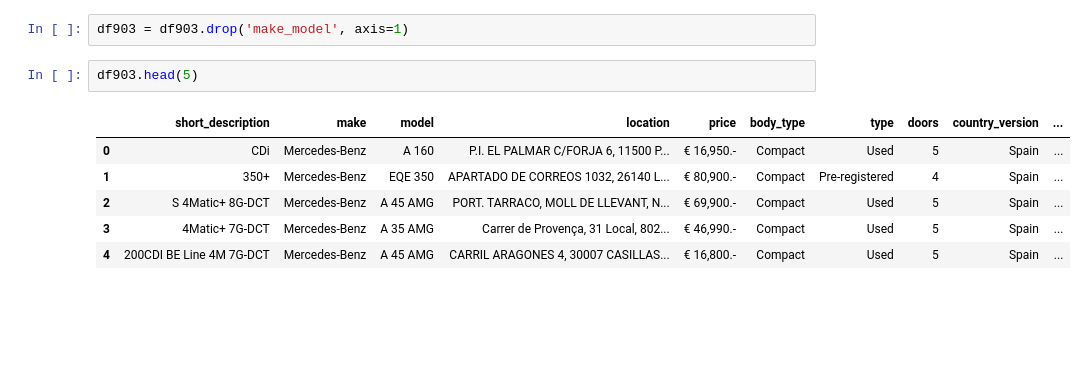
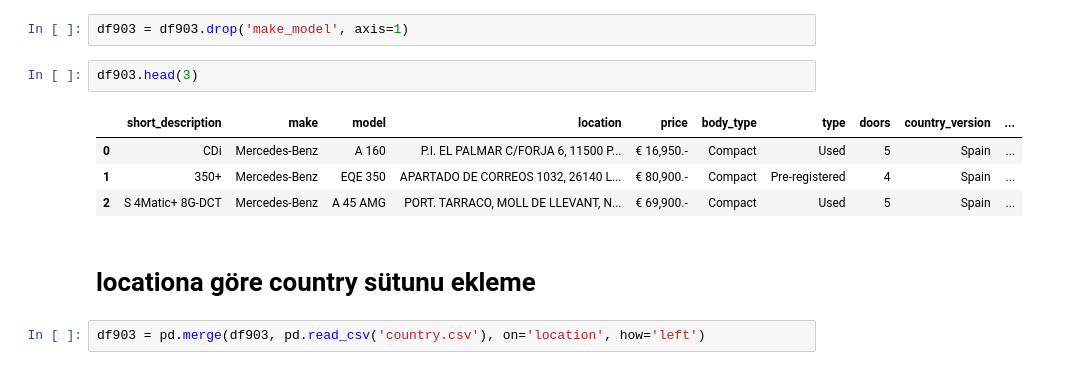
Before and after one commit to mustafaozsahinn/g3_auto, a Jupyter notebook: autoproject10030146.ipynb, the cells around one changed output. Cells and saved outputs as stored; diff of their text form; blank space fills up the shorter version.

Commit message:
locationa göre country sütunu oluşturuldu.

```diff
--- a/autoproject10030146.ipynb
+++ b/autoproject10030146.ipynb
@@ -767,11 +767,13 @@ df903['production_date'] = pd.to_datetime(df903['production_date'])
 # %%
 df903 = df903.drop('make_model', axis=1)
 # %%
-df903.head(5)
+df903.head(3)
 # %% [output]
 |  | short_description | make | model | location | price | body_type | type | doors | country_version | ... |
 | 0 | CDi | Mercedes-Benz | A 160 | P.I. EL PALMAR C/FORJA 6, 11500 P... | € 16,950.- | Compact | Used | 5 | Spain | ... |
 | 1 | 350+ | Mercedes-Benz | EQE 350 | APARTADO DE CORREOS 1032, 26140 L... | € 80,900.- | Compact | Pre-registered | 4 | Spain | ... |
 | 2 | S 4Matic+ 8G-DCT | Mercedes-Benz | A 45 AMG | PORT. TARRACO, MOLL DE LLEVANT, N... | € 69,900.- | Compact | Used | 5 | Spain | ... |
-| 3 | 4Matic+ 7G-DCT | Mercedes-Benz | A 35 AMG | Carrer de Provença, 31 Local, 802... | € 46,990.- | Compact | Used | 5 | Spain | ... |
-| 4 | 200CDI BE Line 4M 7G-DCT | Mercedes-Benz | A 45 AMG | CARRIL ARAGONES 4, 30007 CASILLAS... | € 16,800.- | Compact | Used | 5 | Spain | ... |
+# %% [markdown]
+# locationa göre country sütunu ekleme
+# %%
+df903 = pd.merge(df903, pd.read_csv('country.csv'), on='location', how='left')
```
